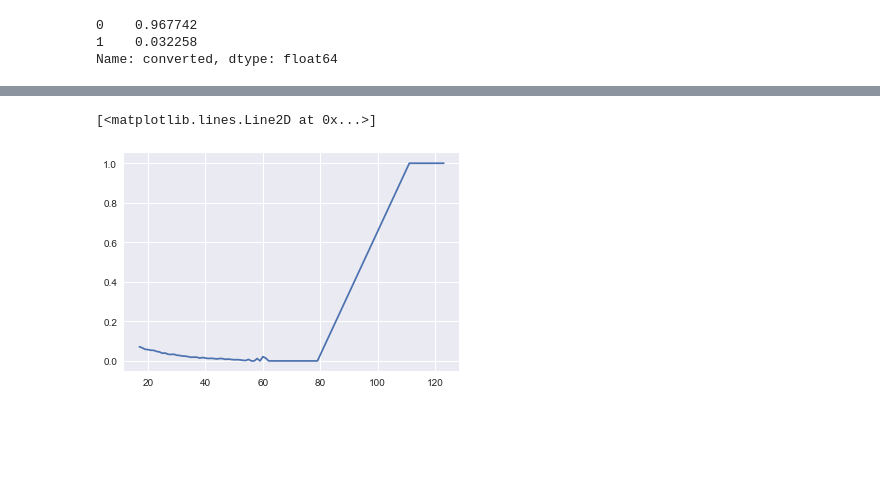
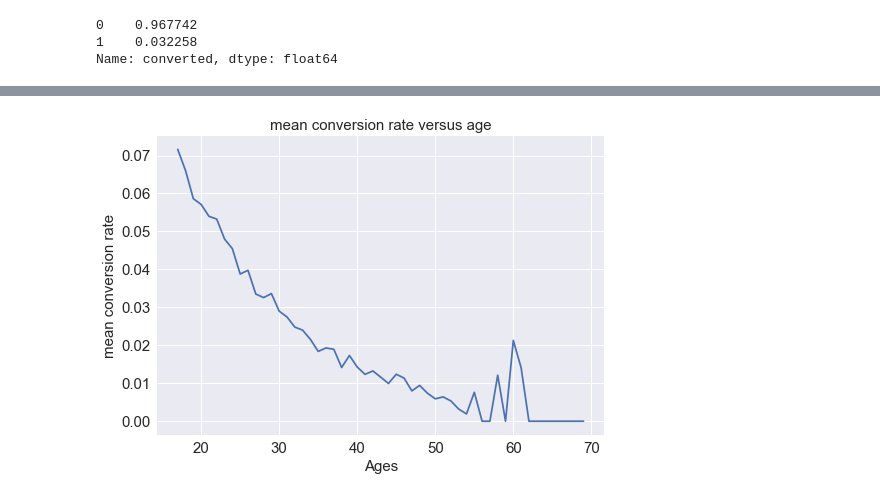
Before and after one commit to mizhazha/insight_data_challenge, a Jupyter notebook: challenge3/data_challenge_3.ipynb, the cells around one changed output, grey strips where cells are left out. Saved outputs shown, nothing was run; the diff lists cells and outputs as text; code cells hidden in the pictures; blank space fills up the shorter version.

```diff
--- a/challenge3/data_challenge_3.ipynb
+++ b/challenge3/data_challenge_3.ipynb
@@ -35,6 +40,8 @@ raw_data.converted.value_counts(normalize=True)
 1    0.032258
 Name: converted, dtype: float64
 # %%
+sns.set(font_scale=1.5)
 sns.distplot(raw_data['age'])
-# There might be only a few outliers, I think it doesn't matter
+plt.title('Distribution of ages', size = 15)
+# There might be only a few outliers
 # %% [output]
@@ -45,7 +50,12 @@ raw_data.drop()
 # %%
 # plot the proportion of converted customers at different ages.
+raw_data = raw_data[raw_data['age'] < 70]
 proportion_ages = raw_data.groupby('age')[['converted']].mean()
 plt.plot(proportion_ages['converted'])
+plt.title('mean conversion rate versus age', size = 15)
+plt.xlabel('Ages', size = 15)
+plt.ylabel('mean conversion rate', size = 15)
+plt.tick_params(labelsize=15)
+# It seems that the higher the age, the lower the conversion rate.
 # %% [output]
-[<matplotlib.lines.Line2D at 0x...>]
-[figure, old version]
+[figure, new version]
```
Also changed, not shown: parts of 14 cells of this notebook.
